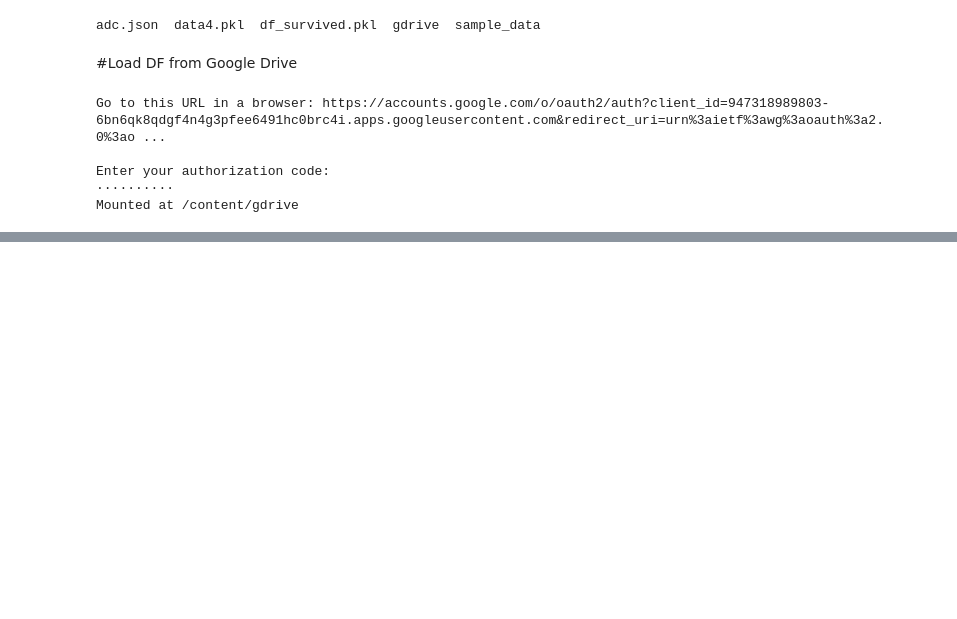
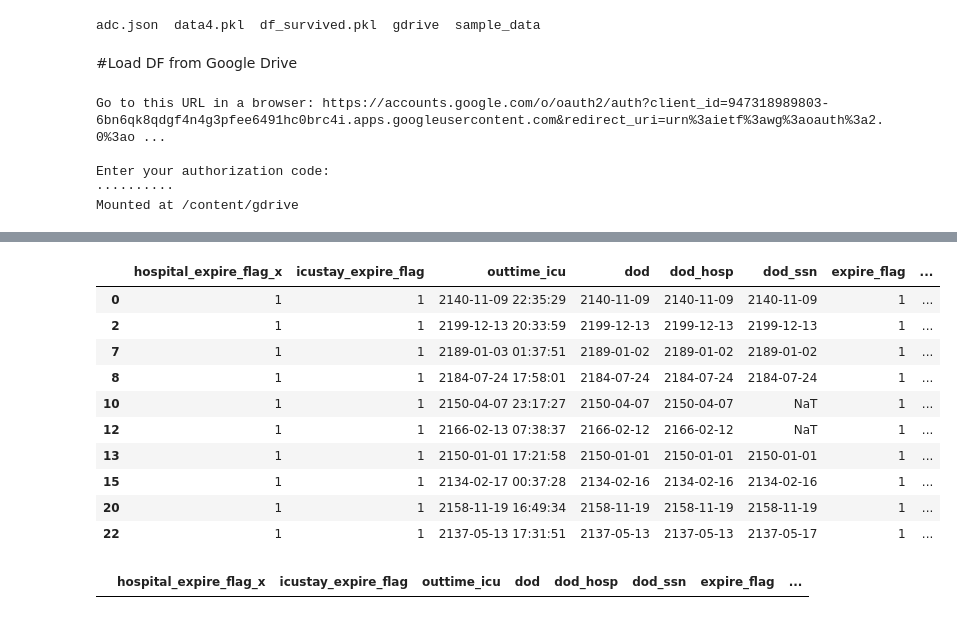
Before and after one commit to the-moose-machine/medical, a Jupyter notebook: WeekendStrokeMortality_accurate.ipynb, the cells around one changed output, grey strips where cells are left out. Cells and saved outputs as stored; diff of their text form; code cells hidden in the pictures; blank space fills up the shorter version.

```diff
--- a/WeekendStrokeMortality_accurate.ipynb
+++ b/WeekendStrokeMortality_accurate.ipynb
@@ -1793,0 +1884,18 @@ Mounted at /content/gdrive
+# %%
+data4[['hospital_expire_flag_x', 'icustay_expire_flag', 'outtime_icu',  'dod', 'dod_hosp', 'dod_ssn', 'expire_flag', 'deathtime', 'discharge_location']].query('icustay_expire_flag == 1')[:10]
+# %% [output]
+|  | hospital_expire_flag_x | icustay_expire_flag | outtime_icu | dod | dod_hosp | dod_ssn | expire_flag | ... |
+| 0 | 1 | 1 | 2140-11-09 22:35:29 | 2140-11-09 | 2140-11-09 | 2140-11-09 | 1 | ... |
+| 2 | 1 | 1 | 2199-12-13 20:33:59 | 2199-12-13 | 2199-12-13 | 2199-12-13 | 1 | ... |
+| 7 | 1 | 1 | 2189-01-03 01:37:51 | 2189-01-02 | 2189-01-02 | 2189-01-02 | 1 | ... |
+| 8 | 1 | 1 | 2184-07-24 17:58:01 | 2184-07-24 | 2184-07-24 | 2184-07-24 | 1 | ... |
+| 10 | 1 | 1 | 2150-04-07 23:17:27 | 2150-04-07 | 2150-04-07 | NaT | 1 | ... |
+| 12 | 1 | 1 | 2166-02-13 07:38:37 | 2166-02-12 | 2166-02-12 | NaT | 1 | ... |
+| 13 | 1 | 1 | 2150-01-01 17:21:58 | 2150-01-01 | 2150-01-01 | 2150-01-01 | 1 | ... |
+| 15 | 1 | 1 | 2134-02-17 00:37:28 | 2134-02-16 | 2134-02-16 | 2134-02-16 | 1 | ... |
+| 20 | 1 | 1 | 2158-11-19 16:49:34 | 2158-11-19 | 2158-11-19 | 2158-11-19 | 1 | ... |
+| 22 | 1 | 1 | 2137-05-13 17:31:51 | 2137-05-13 | 2137-05-13 | 2137-05-17 | 1 | ... |
+# %%
+data4[['hospital_expire_flag_x', 'icustay_expire_flag', 'outtime_icu',  'dod', 'dod_hosp', 'dod_ssn', 'expire_flag', 'deathtime', 'discharge_location']].query('icustay_expire_flag == 1 and hospital_expire_flag_x == 0')
+# %% [output]
+|  | hospital_expire_flag_x | icustay_expire_flag | outtime_icu | dod | dod_hosp | dod_ssn | expire_flag | ... |
```
Also changed, not shown: parts of 12 cells of this notebook.
